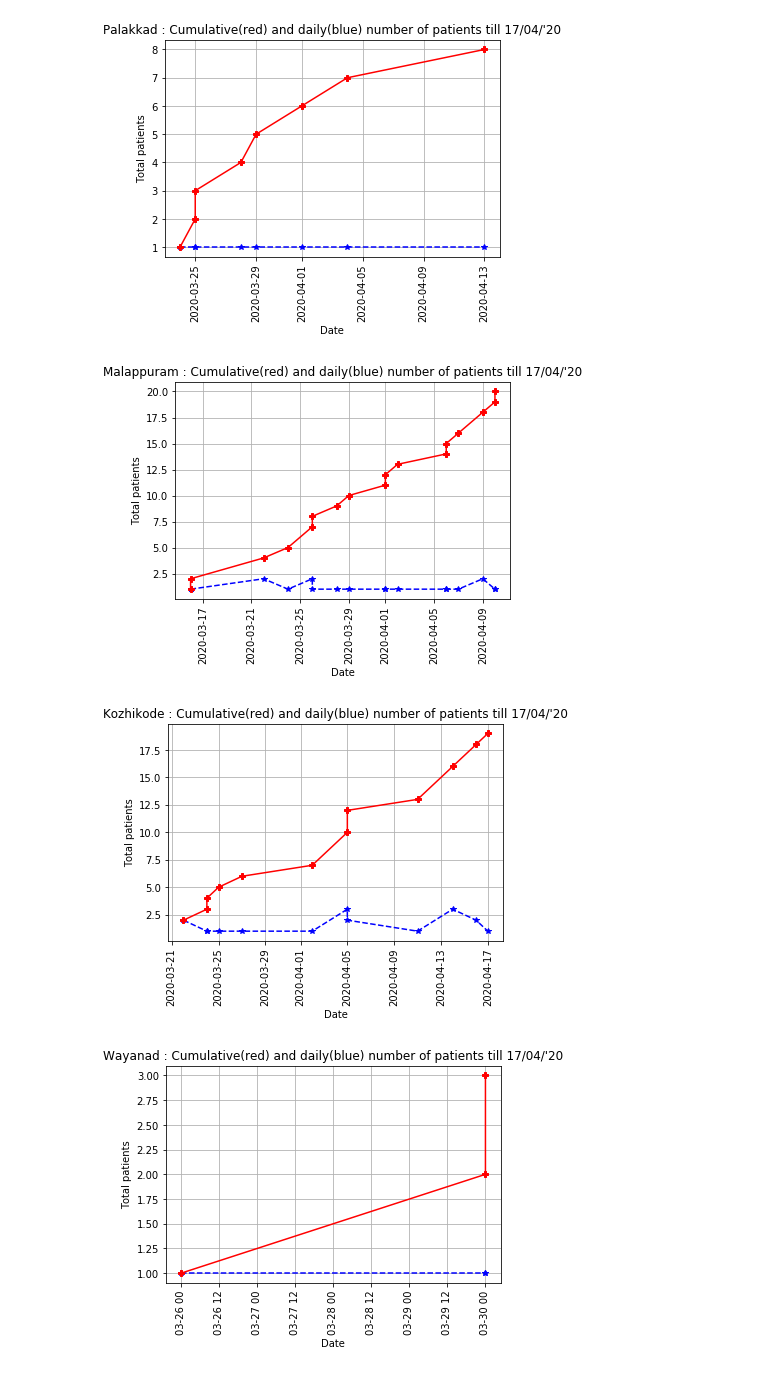
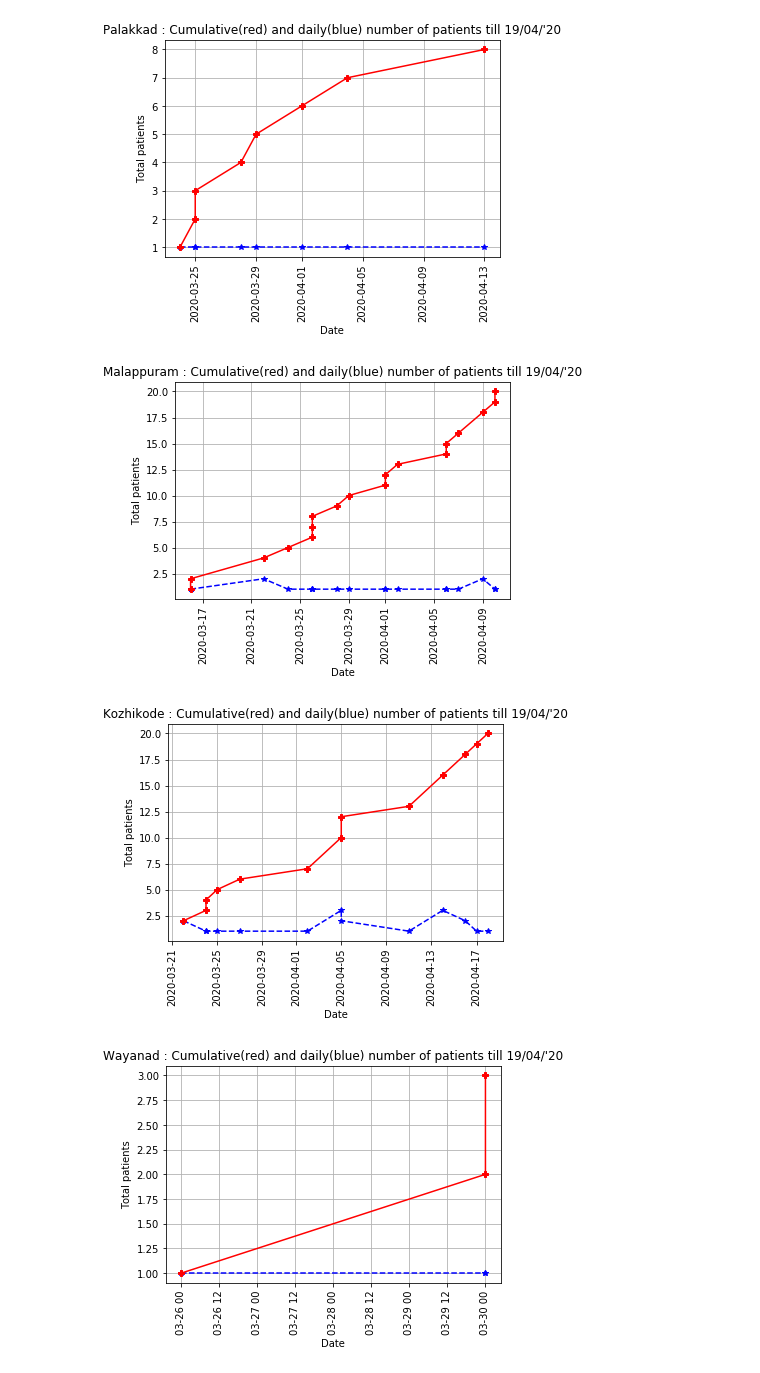
Before and after one commit to sandyiswell/covid19Kerala, a Jupyter notebook: DistricsWise.ipynb, the cells around one changed output. Saved outputs shown, nothing was run; the diff lists cells and outputs as text; code cells hidden in the pictures.

```diff
--- a/DistricsWise.ipynb
+++ b/DistricsWise.ipynb
@@ -253,25 +253,25 @@ plt.grid()
 plt.plot(kl10.NumberOfPatients, marker='*', markersize=6, linestyle='--', color ='b')
 plt.plot(kl10.Cumulative_number_of_cases, marker='P', markersize=6, linestyle='-', color ='r')
 
-plt.title("Malappuram : Cumulative(red) and daily(blue) number of patients till 17/04/'20")
+plt.title("Malappuram : Cumulative(red) and daily(blue) number of patients till 19/04/'20")
 plt.ylabel("Total patients")
 plt.xlabel("Date")
 plt.xticks(rotation =90)
 plt.grid()
 # %% [output]
-[figure, old version]
+[figure, new version]
 # %%
 # Kozhikode.
 plt.plot(kl11.NumberOfPatients, marker='*', markersize=6, linestyle='--', color ='b')
 plt.plot(kl11.Cumulative_number_of_cases, marker='P', markersize=6, linestyle='-', color ='r')
 
-plt.title("Kozhikode : Cumulative(red) and daily(blue) number of patients till 17/04/'20")
+plt.title("Kozhikode : Cumulative(red) and daily(blue) number of patients till 19/04/'20")
 plt.ylabel("Total patients")
 plt.xlabel("Date")
 plt.xticks(rotation =90)
 plt.grid()
 # %% [output]
-[figure, old version]
+[figure, new version]
 # %%
 # Wayanad.
 plt.plot(kl12.NumberOfPatients, marker='*', markersize=6, linestyle='--', color ='b')
```
Also changed, not shown: parts of 14 cells of this notebook, 1 other file.
